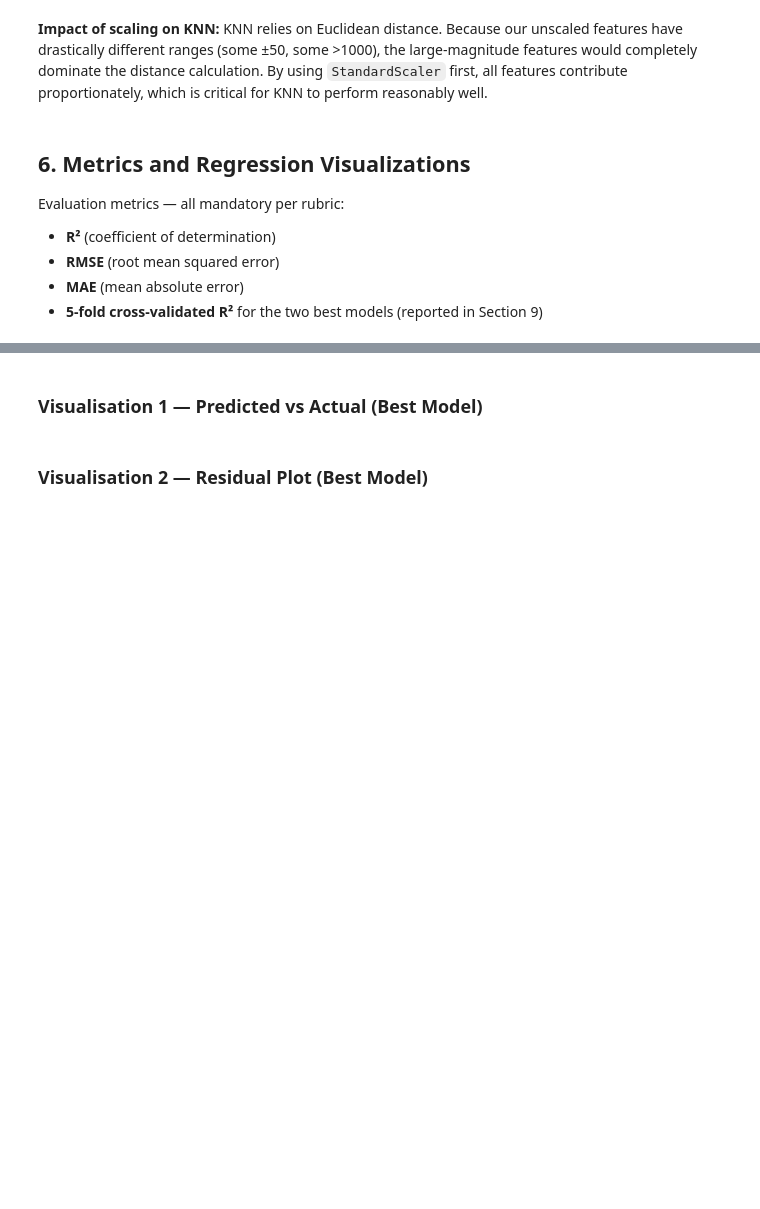
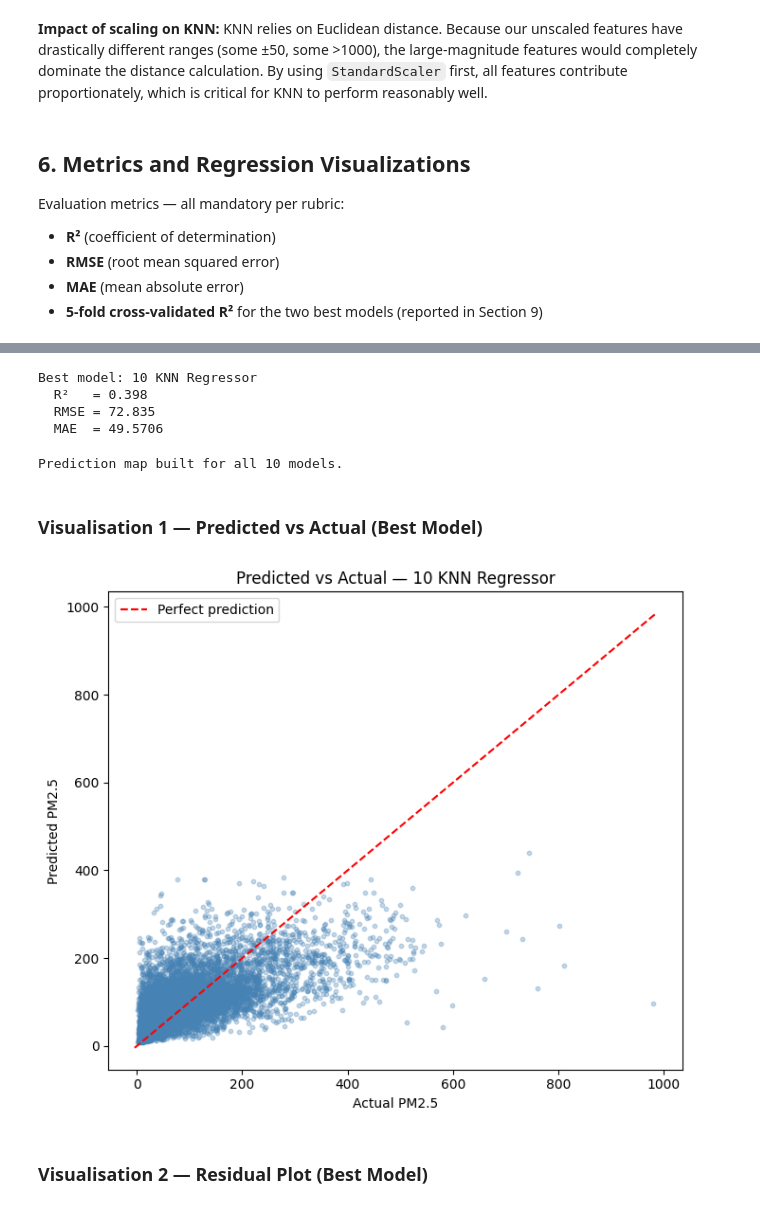
Before and after one commit to Viswesh-G/AutoML-_-Project, a Jupyter notebook: gas_sensor_ml_capstone/notebooks/regression.ipynb, the cells around one changed output, grey strips where cells are left out. Drawn from its saved outputs; the diff is of its cells as text; code cells hidden in the pictures; blank space fills up the shorter version.

```diff
--- a/gas_sensor_ml_capstone/notebooks/regression.ipynb
+++ b/gas_sensor_ml_capstone/notebooks/regression.ipynb
@@ -549,3 +660,17 @@ Evaluation metrics — all mandatory per rubric:
 - **RMSE** (root mean squared error)
 - **MAE** (mean absolute error)
 - **5-fold cross-validated R²** for the two best models (reported in Section 9)
+# %%
+def evaluate_model(name, model, X_tr, y_tr, X_te, y_te, use_scaled=True):
+    """Fit-predict and return metrics dict."""
+    Xtr = X_tr if not use_scaled else X_train_scaled
+    Xte = X_te if not use_scaled else X_test_scaled
+    y_pred = model.predict(Xte)
+    r2   = r2_score(y_te, y_pred)
+    rmse = np.sqrt(mean_squared_error(y_te, y_pred))
+    mae  = mean_absolute_error(y_te, y_pred)
+    return {'Model': name, 'R²': round(r2, 4),
+            'RMSE': round(rmse, 4), 'MAE': round(mae, 4),
+            '_model': model, '_y_pred': y_pred}
+
+print('evaluate_model() helper defined.')
@@ -552,4 +718,40 @@ Evaluation metrics — all mandatory per rubric:
+# %%
+best_idx   = metrics_df['R²'].idxmax()
+best_entry = results[best_idx]
+best_name  = best_entry['Model']
+best_model_obj = best_entry['_model']
+best_y_pred    = best_entry['_y_pred']
+
+print(f'Best model: {best_name}')
+print(f'  R²   = {best_entry["R²"]}')
+print(f'  RMSE = {best_entry["RMSE"]}')
+print(f'  MAE  = {best_entry["MAE"]}')
+# %% [output]
+Best model: 10 KNN Regressor
+  R²   = 0.398
+  RMSE = 72.835
+  MAE  = 49.5706
+# %%
+# Store predictions keyed by model name for reuse later
+preds_map = {r['Model']: r['_y_pred'] for r in results}
+print('Prediction map built for all 10 models.')
+# %% [output]
+Prediction map built for all 10 models.
 # %% [markdown]
 ### Visualisation 1 — Predicted vs Actual (Best Model)
+# %%
+plt.figure(figsize=(7, 6))
+plt.scatter(y_test, best_y_pred, alpha=0.3, s=10, color='steelblue')
+lims = [min(y_test.min(), best_y_pred.min()) - 5,
+        max(y_test.max(), best_y_pred.max()) + 5]
+plt.plot(lims, lims, 'r--', linewidth=1.5, label='Perfect prediction')
+plt.xlabel('Actual PM2.5')
+plt.ylabel('Predicted PM2.5')
+plt.title(f'Predicted vs Actual — {best_name}')
+plt.legend()
+plt.tight_layout()
+plt.show()
+# %% [output]
+[figure, added]
 # %% [markdown]
 ### Visualisation 2 — Residual Plot (Best Model)
```
Also changed, not shown: parts of 25 cells of this notebook.
